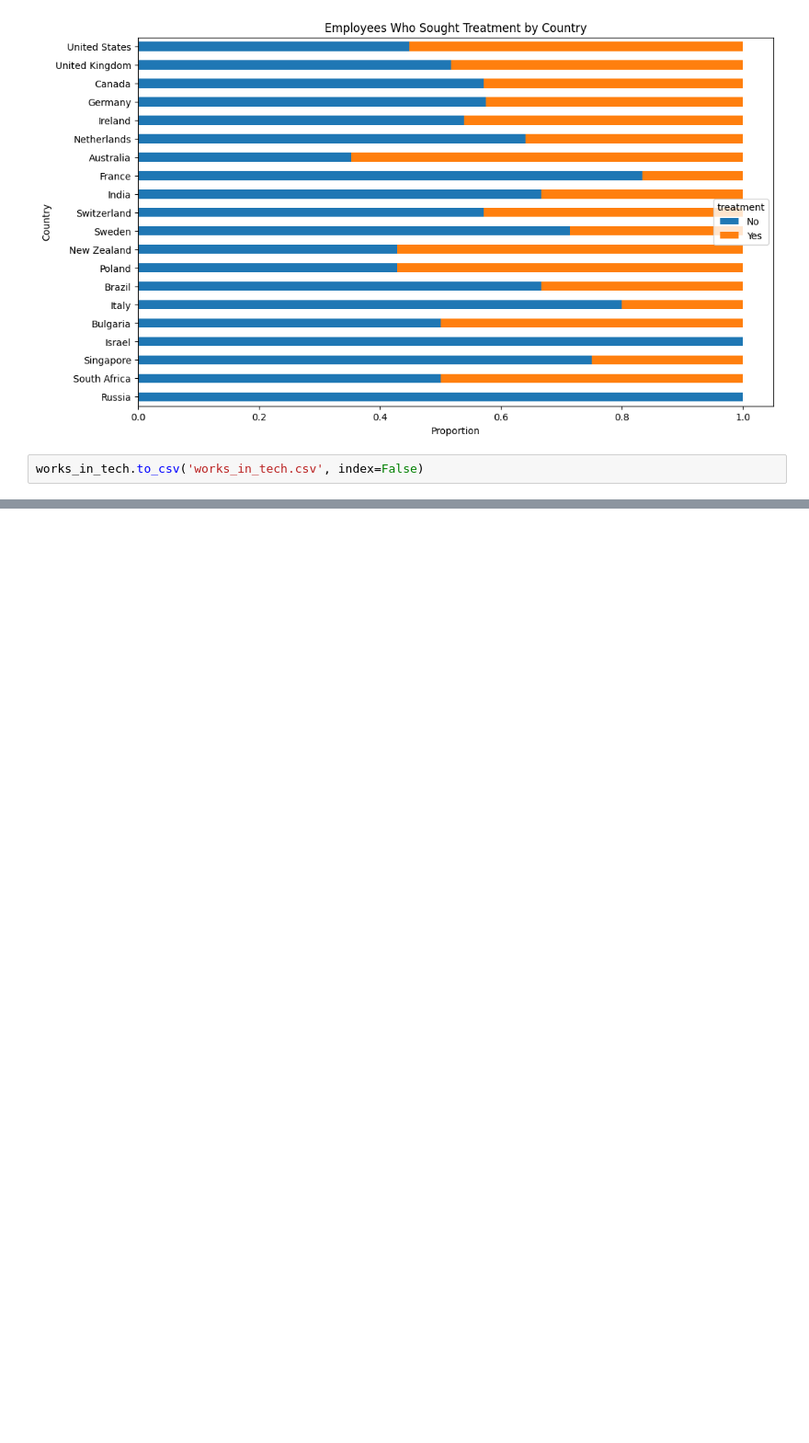
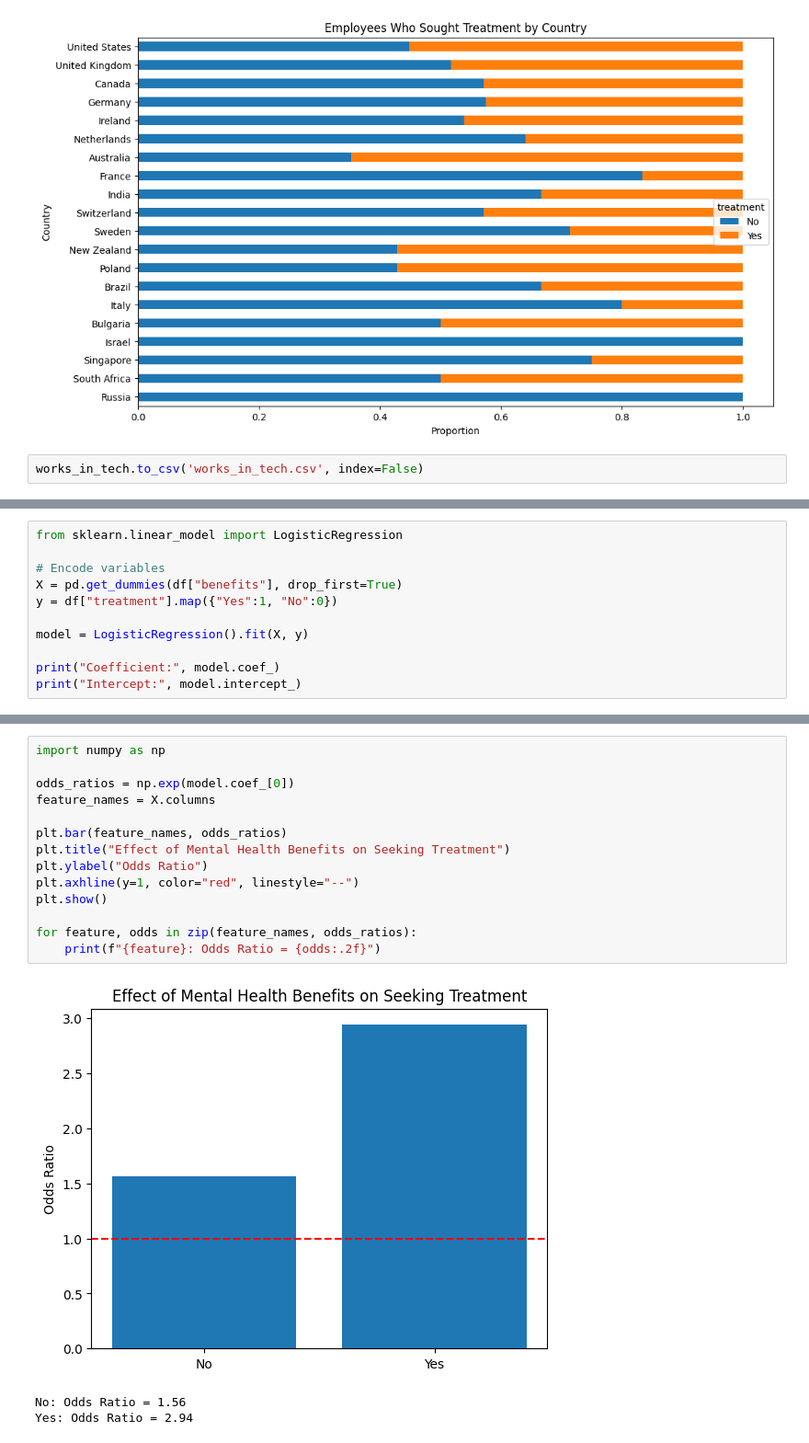
Before and after one commit to edmundlemon/mental_health_data_analysis, a Jupyter notebook: assignment.ipynb, the cells around one changed output, grey strips where cells are left out. Shown: that part at 92% size. Drawn from its saved outputs; the diff is of its cells as text; blank space fills up the shorter version.

```diff
--- a/assignment.ipynb
+++ b/assignment.ipynb
@@ -236,0 +296,11 @@ array(['No', 'Yes'], dtype=object)
+# %%
+from sklearn.linear_model import LogisticRegression
+
+# Encode variables
+X = pd.get_dummies(df["benefits"], drop_first=True)
+y = df["treatment"].map({"Yes":1, "No":0})
+
+model = LogisticRegression().fit(X, y)
+
+print("Coefficient:", model.coef_)
+print("Intercept:", model.intercept_)
@@ -236,0 +321,18 @@ array(['No', 'Yes'], dtype=object)
+# %%
+import numpy as np
+
+odds_ratios = np.exp(model.coef_[0])
+feature_names = X.columns
+
+plt.bar(feature_names, odds_ratios)
+plt.title("Effect of Mental Health Benefits on Seeking Treatment")
+plt.ylabel("Odds Ratio")
+plt.axhline(y=1, color="red", linestyle="--")
+plt.show()
+
+for feature, odds in zip(feature_names, odds_ratios):
+    print(f"{feature}: Odds Ratio = {odds:.2f}")
+# %% [output]
+[figure, added]
+No: Odds Ratio = 1.56
+Yes: Odds Ratio = 2.94
```
Also changed, not shown: parts of 12 cells of this notebook.
